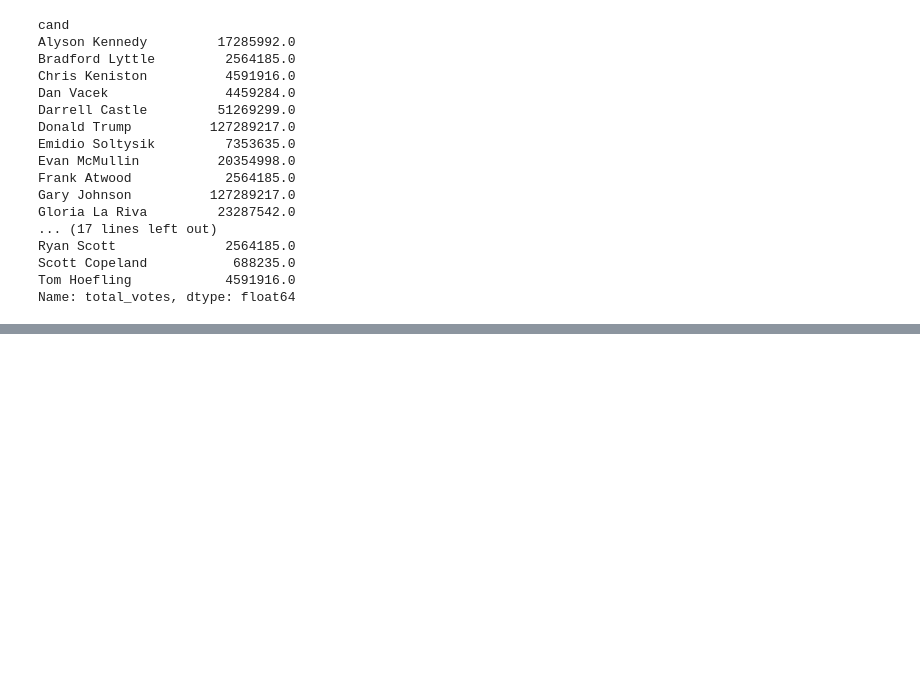
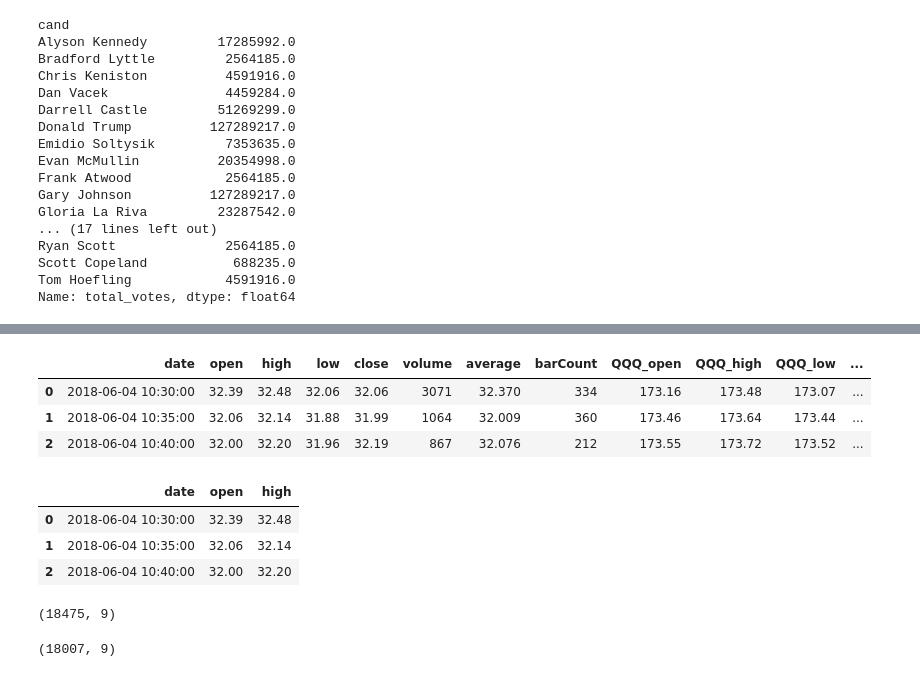
Before and after one commit to samirhinojosa/python-datascience-practice, a Jupyter notebook: ale/example.ipynb, the cells around one changed output, grey strips where cells are left out. Cells and saved outputs as stored; diff of their text form; code cells hidden in the pictures; blank space fills up the shorter version.

```diff
--- a/ale/example.ipynb
+++ b/ale/example.ipynb
@@ -316,0 +297,6 @@ other_df = new_aux.groupby(["cand"]).total_votes.agg([""])
+# %%
+# loc (choosing a number of rows or columns)
+data = pd.read_csv("datasets/20180605_MLCO.csv")
+
+#row 0 and all columns
+data.loc[0, :]
@@ -316,0 +320,29 @@ other_df = new_aux.groupby(["cand"]).total_votes.agg([""])
+# %%
+#row 0-2 all columns
+data.loc[0:2, :]
+# %% [output]
+|  | date | open | high | low | close | volume | average | barCount | QQQ_open | QQQ_high | QQQ_low | ... |
+| 0 | 2018-06-04 10:30:00 | 32.39 | 32.48 | 32.06 | 32.06 | 3071 | 32.370 | 334 | 173.16 | 173.48 | 173.07 | ... |
+| 1 | 2018-06-04 10:35:00 | 32.06 | 32.14 | 31.88 | 31.99 | 1064 | 32.009 | 360 | 173.46 | 173.64 | 173.44 | ... |
+| 2 | 2018-06-04 10:40:00 | 32.00 | 32.20 | 31.96 | 32.19 | 867 | 32.076 | 212 | 173.55 | 173.72 | 173.52 | ... |
+# %%
+#row 0-2 columns 0-3
+data.loc[0:2, "date":"high"]
+# %% [output]
+|  | date | open | high |
+| 0 | 2018-06-04 10:30:00 | 32.39 | 32.48 |
+| 1 | 2018-06-04 10:35:00 | 32.06 | 32.14 |
+| 2 | 2018-06-04 10:40:00 | 32.00 | 32.20 |
+# %%
+#dropna
+data = pd.read_csv("../sentdex/datasets/pres16results.csv")
+data.head()
+data.shape
+# %% [output]
+(18475, 9)
+# %%
+data.head()
+#identify quantity of missing values
+data.dropna(how="any").shape
+# %% [output]
+(18007, 9)
```
Also changed, not shown: parts of 7 cells of this notebook, 2 other files.
